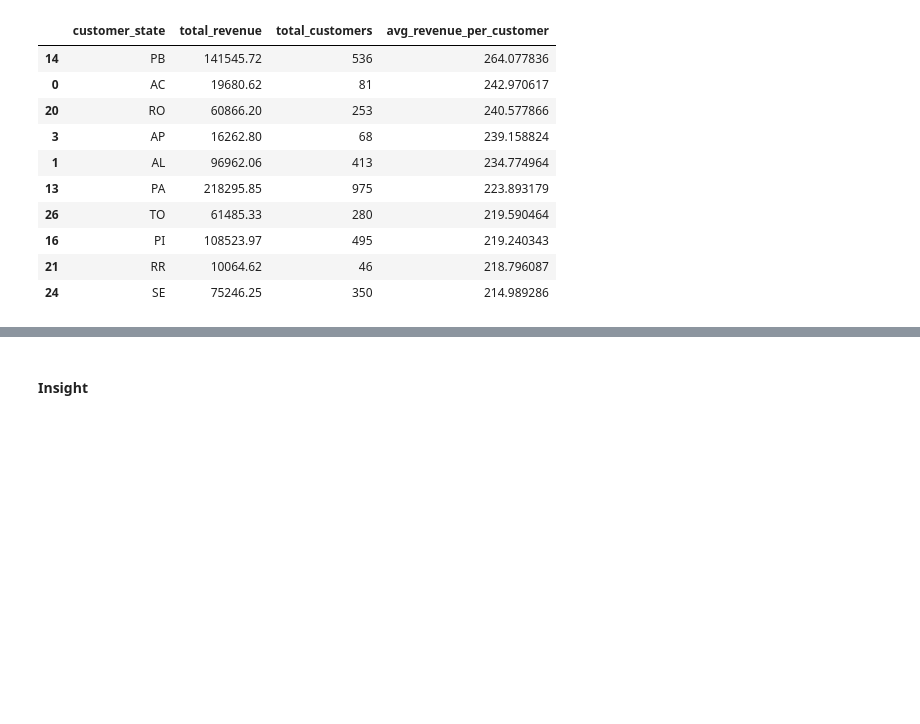
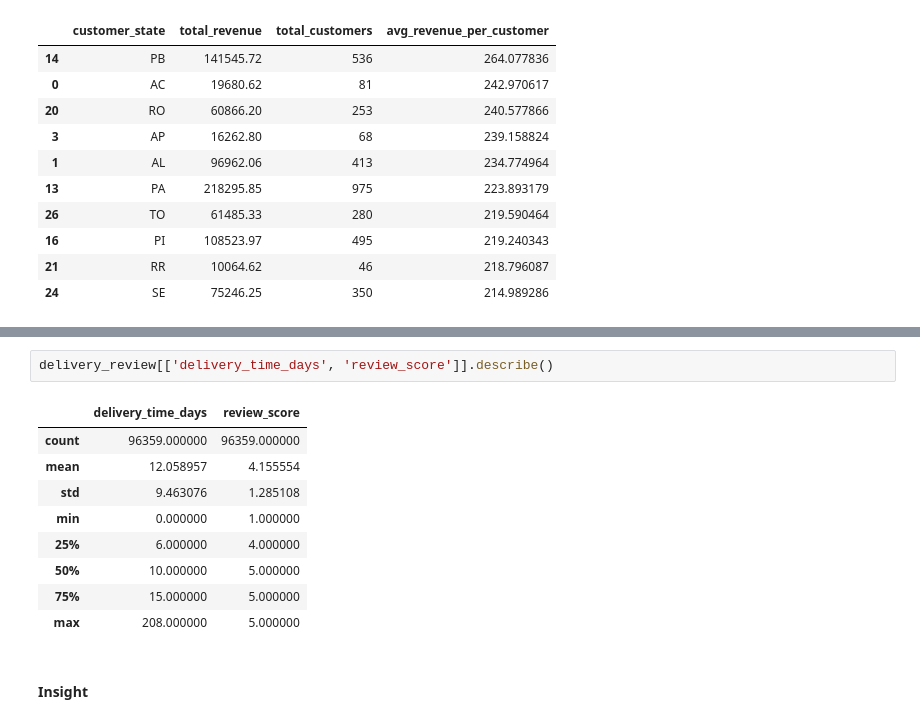
Before and after one commit to NekoMonci12/Machine-Learning-Brazilian-E-Commerce, a Jupyter notebook: ML_Muhammad_Tamir.ipynb, the cells around one changed output, grey strips where cells are left out. Cells and saved outputs as stored; diff of their text form; blank space fills up the shorter version.

```diff
--- a/ML_Muhammad_Tamir.ipynb
+++ b/ML_Muhammad_Tamir.ipynb
@@ -757,3 +792,15 @@ top_data(avg_rev_customer, n=10)
+# %%
+delivery_review[['delivery_time_days', 'review_score']].describe()
+# %% [output]
+|  | delivery_time_days | review_score |
+| count | 96359.000000 | 96359.000000 |
+| mean | 12.058957 | 4.155554 |
+| std | 9.463076 | 1.285108 |
+| min | 0.000000 | 1.000000 |
+| 25% | 6.000000 | 4.000000 |
+| 50% | 10.000000 | 5.000000 |
+| 75% | 15.000000 | 5.000000 |
+| max | 208.000000 | 5.000000 |
 # %% [markdown]
 #### Insight
 # %% [markdown]
```
Also changed, not shown: parts of 14 cells of this notebook.
